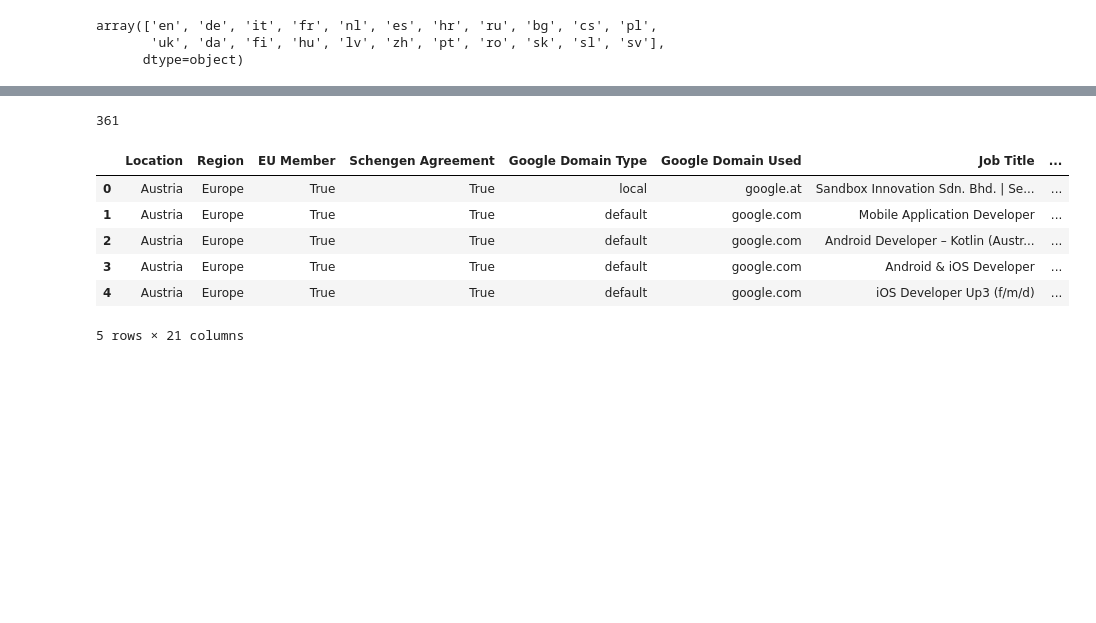
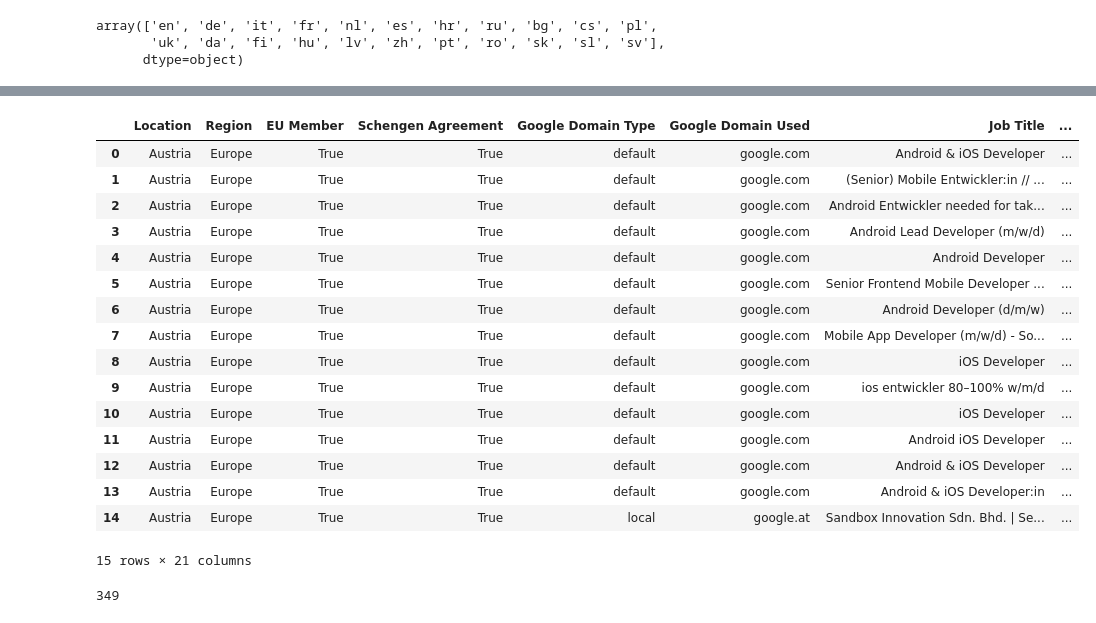
Before and after one commit to S0la1re/Research-work-new, a Jupyter notebook: Data Processing/Data Preparation.ipynb, the cells around one changed output, grey strips where cells are left out. Cells and saved outputs as stored; diff of their text form; code cells hidden in the pictures; blank space fills up the shorter version.

```diff
--- a/Data Processing/Data Preparation.ipynb
+++ b/Data Processing/Data Preparation.ipynb
@@ -495,12 +494,9 @@ async def translate_non_english_descriptions(df, language_col, job_desc_col, tra
         if lang_name == "English":
             # Copy English job descriptions directly (no translation needed)
             df.loc[df[language_col] == lang_code, translated_col] = df[job_desc_col]
-            print(f"Skipping translation for English. {len(subset)} rows copied.")
         else:
             # Construct the translation prompt dynamically
             user_prompt = f"This is a {lang_name} to English translation, please provide the English translation for this job description:"
-
-            print(f"Translating {len(subset)} rows from {lang_name} to English...")
 
             # Call the async function for translation
             task = chatgpt_async(
@@ -520,17 +516,20 @@ async def translate_non_english_descriptions(df, language_col, job_desc_col, tra
             tasks.append(task)
 
     # Run all translations in parallel
-    results = await asyncio.gather(*tasks)
+    results = await asyncio.gather(*tasks, return_exceptions=True)
 
     # Merge translated results back into the original DataFrame
     for translated_df in results:
+        if isinstance(translated_df, Exception):
+            # If there's an exception, just continue without modifying df
+            continue
         df.update(translated_df)
 
     return df
 # %%
-"""# Example usage
+# Example usage
 df_translated = await translate_non_english_descriptions(
-    df=df_language.copy(),
+    df=test_all,#df_language.copy(),
     language_col="Language",
     job_desc_col="Job Description",
     translated_col="Job Description English",
@@ -538,11 +537,31 @@ df_translated = await translate_non_english_descriptions(
     gpt_model="gpt-4o-2024-11-20",
     batch_size=5,
     concurrency_limit=5,
-    cache_file="./cache/job_description_english_cache_gpt-4o-2024-11-20.json"
-)"""
+    cache_file="./cache/job_description_english_cache_V2_gpt-4o-2024-11-20.json"
+)
+# %%
+df_translated
+# %% [output]
+|  | Location | Region | EU Member | Schengen Agreement | Google Domain Type | Google Domain Used | Job Title | ... |
+| 0 | Austria | Europe | True | True | default | google.com | Android & iOS Developer | ... |
+| 1 | Austria | Europe | True | True | default | google.com | (Senior) Mobile Entwickler:in // ... | ... |
+| 2 | Austria | Europe | True | True | default | google.com | Android Entwickler needed for tak... | ... |
+| 3 | Austria | Europe | True | True | default | google.com | Android Lead Developer (m/w/d) | ... |
+| 4 | Austria | Europe | True | True | default | google.com | Android Developer | ... |
+| 5 | Austria | Europe | True | True | default | google.com | Senior Frontend Mobile Developer ... | ... |
+| 6 | Austria | Europe | True | True | default | google.com | Android Developer (d/m/w) | ... |
+| 7 | Austria | Europe | True | True | default | google.com | Mobile App Developer (m/w/d) - So... | ... |
+| 8 | Austria | Europe | True | True | default | google.com | iOS Developer | ... |
+| 9 | Austria | Europe | True | True | default | google.com | ios entwickler 80–100% w/m/d | ... |
+| 10 | Austria | Europe | True | True | default | google.com | iOS Developer | ... |
+| 11 | Austria | Europe | True | True | default | google.com | Android iOS Developer | ... |
+| 12 | Austria | Europe | True | True | default | google.com | Android & iOS Developer | ... |
+| 13 | Austria | Europe | True | True | default | google.com | Android & iOS Developer:in | ... |
+| 14 | Austria | Europe | True | True | local | google.at | Sandbox Innovation Sdn. Bhd. | Se... | ... |
+15 rows × 21 columns
 # %%
 csv = pd.read_csv("./df_translated.csv")
-non_eng = csv[(csv['Language Name'] != 'English' ) & (csv['Job Description English'] != "Error: Error code: 429 - {'error': {'message': 'You exceeded your current quota, please check your plan and billing details. For more information on this error, read the docs: https://platform.openai.com/docs/guides/error-codes/api-errors.', 'type': 'insufficient_quota', 'param': None, 'code': 'insufficient_quota'}}")][['Job Description', 'Job Description English']]
+non_eng = csv[(csv['Language Name'] != 'English' ) & (~csv["Job Description English"].str.contains("Error: Error code:", na=False))][['Job Description', 'Job Description English']]
 len(non_eng)
 # %% [output]
-361
+349
@@ -551,10 +567,0 @@ df_translated.to_csv(".df_translated.csv")
-# %%
-df_translated.head()
-# %% [output]
-|  | Location | Region | EU Member | Schengen Agreement | Google Domain Type | Google Domain Used | Job Title | ... |
-| 0 | Austria | Europe | True | True | local | google.at | Sandbox Innovation Sdn. Bhd. | Se... | ... |
-| 1 | Austria | Europe | True | True | default | google.com | Mobile Application Developer | ... |
-| 2 | Austria | Europe | True | True | default | google.com | Android Developer – Kotlin (Austr... | ... |
-| 3 | Austria | Europe | True | True | default | google.com | Android & iOS Developer | ... |
-| 4 | Austria | Europe | True | True | default | google.com | iOS Developer Up3 (f/m/d) | ... |
-5 rows × 21 columns
```
Also changed, not shown: parts of 5 cells of this notebook.
